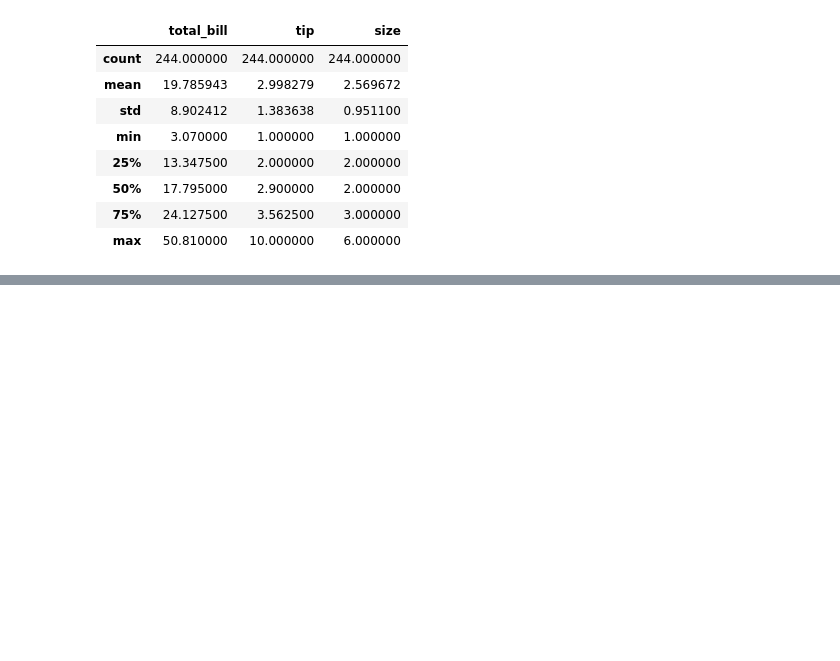
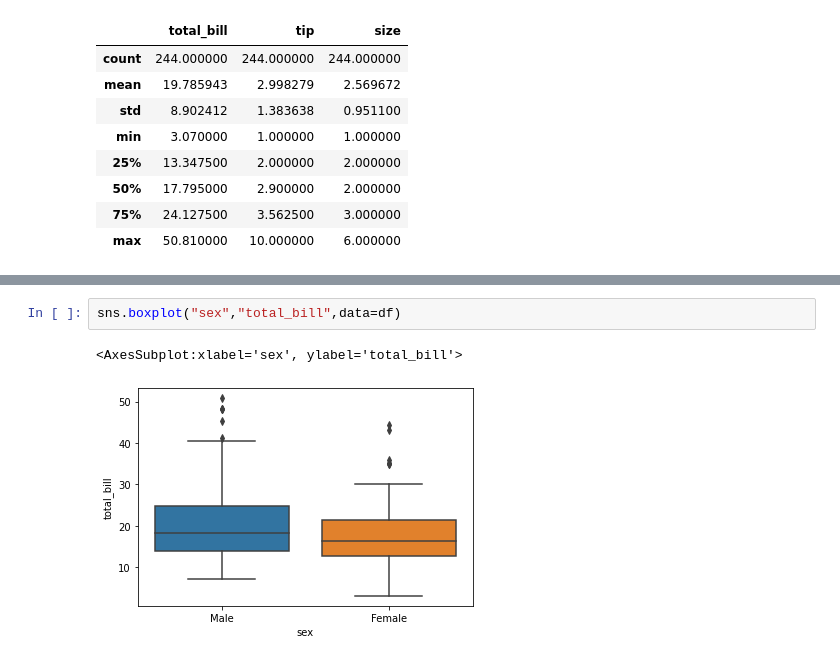
Before and after one commit to aedumbakakarthik1/machine-learning-in-python, a Jupyter notebook: 7.1)seaborn part-2.ipynb, the cells around one changed output, grey strips where cells are left out. Saved outputs shown, nothing was run; the diff lists cells and outputs as text; blank space fills up the shorter version.

```diff
--- a/7.1)seaborn part-2.ipynb
+++ b/7.1)seaborn part-2.ipynb
@@ -25,0 +54,5 @@ df.describe()
+# %%
+sns.boxplot("sex","total_bill",data=df)
+# %% [output]
+<AxesSubplot:xlabel='sex', ylabel='total_bill'>
+[figure, added]
```
Also changed, not shown: parts of 18 cells of this notebook.
